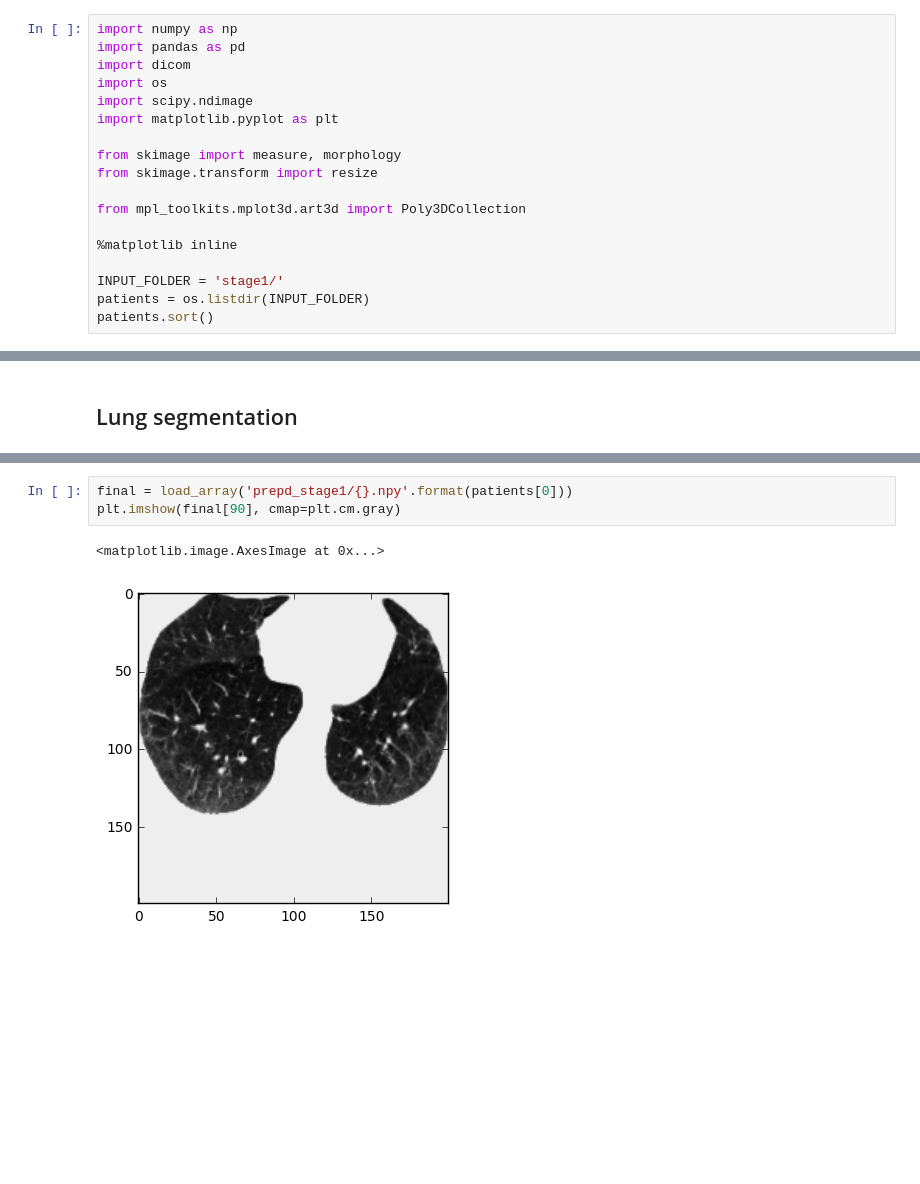
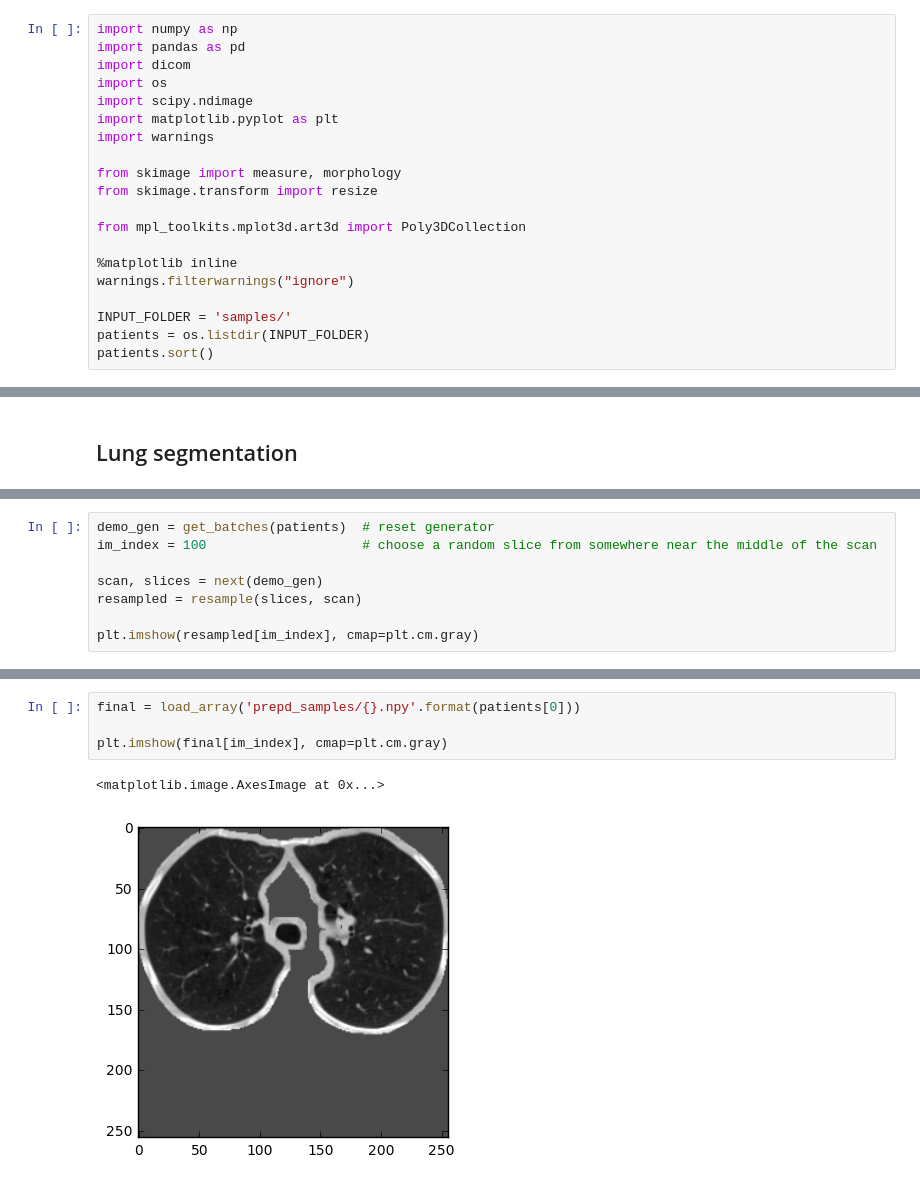
Before and after one commit to dearkafka/dsb, a Jupyter notebook: preprocess.ipynb, the cells around one changed output, grey strips where cells are left out. Cells and saved outputs as stored; diff of their text form; blank space fills up the shorter version.

```diff
--- a/preprocess.ipynb
+++ b/preprocess.ipynb
@@ -7,6 +7,7 @@ import dicom
 import os
 import scipy.ndimage
 import matplotlib.pyplot as plt
+import warnings
 
 from skimage import measure, morphology
 from skimage.transform import resize
@@ -14,8 +15,9 @@ from skimage.transform import resize
 from mpl_toolkits.mplot3d.art3d import Poly3DCollection
 
 %matplotlib inline
+warnings.filterwarnings("ignore")
 
-INPUT_FOLDER = 'stage1/'
+INPUT_FOLDER = 'samples/'
 patients = os.listdir(INPUT_FOLDER)
 patients.sort()
 # %% [markdown]
@@ -213,0 +245,8 @@ for patient in patients:
+# %%
+demo_gen = get_batches(patients)  # reset generator
+im_index = 100                    # choose a random slice from somewhere near the middle of the scan
+
+scan, slices = next(demo_gen)
+resampled = resample(slices, scan)
+
+plt.imshow(resampled[im_index], cmap=plt.cm.gray)
@@ -220,8 +278,9 @@ plt.imshow(mask[90], cmap=plt.cm.gray)
 # %%
-final = load_array('prepd_stage1/{}.npy'.format(patients[0]))
-plt.imshow(final[90], cmap=plt.cm.gray)
+final = load_array('prepd_samples/{}.npy'.format(patients[0]))
+
+plt.imshow(final[im_index], cmap=plt.cm.gray)
 # %% [output]
 <matplotlib.image.AxesImage at 0x...>
-[figure, old version]
+[figure, new version]
 # %%
 f, plots = plt.subplots(10, 10, sharex='all', sharey='all', figsize=(10, 10))
```
Also changed, not shown: parts of 17 cells of this notebook.
